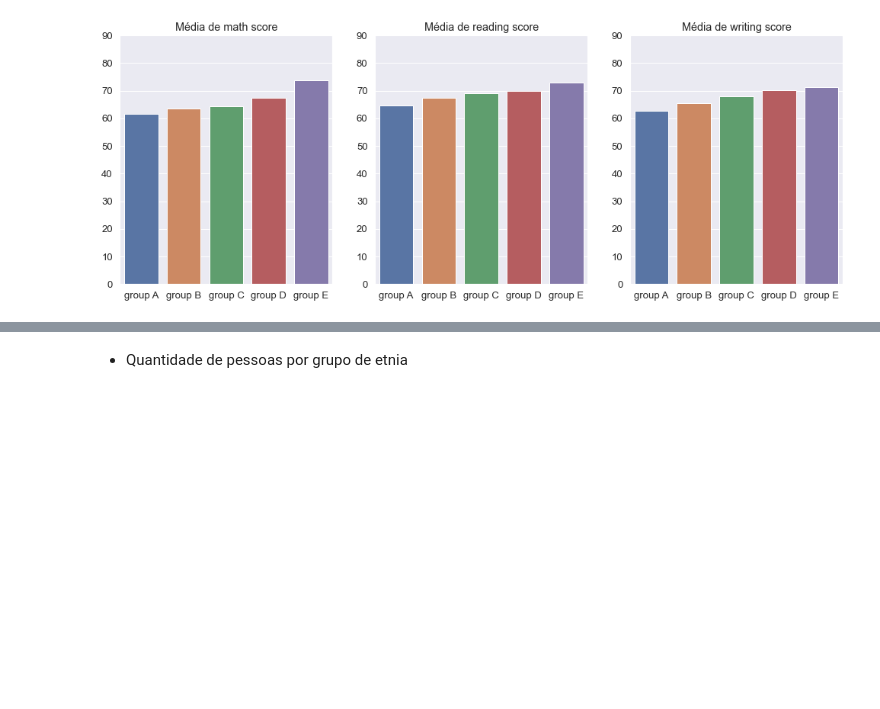
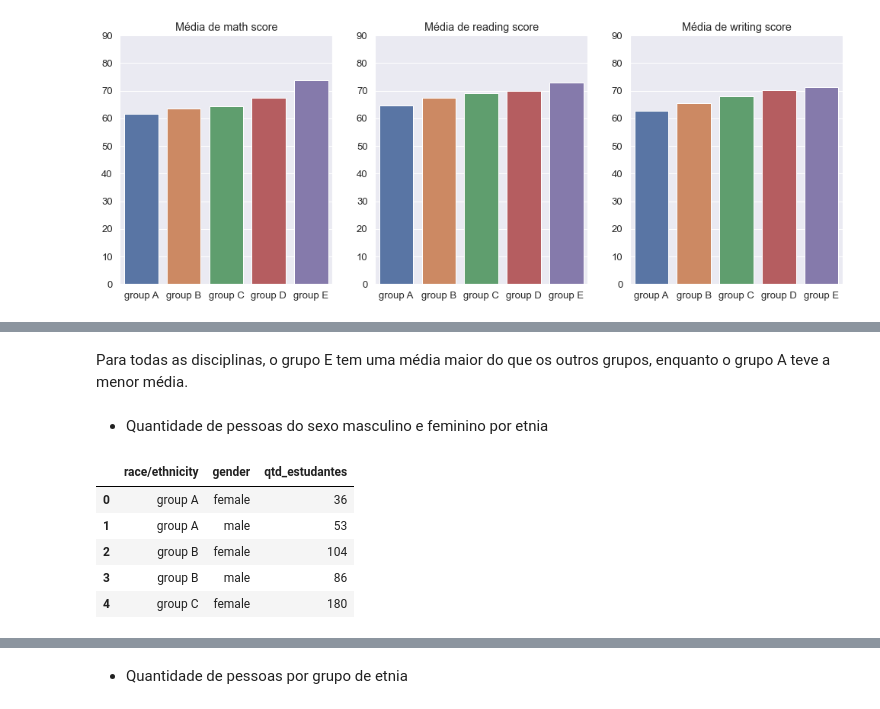
Before and after one commit to helenacypreste/helen-marlon-letscode-projeto2, a Jupyter notebook: notebooks/EDA-students-performance-exams.ipynb, the cells around one changed output, grey strips where cells are left out. Saved outputs shown, nothing was run; the diff lists cells and outputs as text; code cells hidden in the pictures; blank space fills up the shorter version.

```diff
--- a/notebooks/EDA-students-performance-exams.ipynb
+++ b/notebooks/EDA-students-performance-exams.ipynb
@@ -135,0 +134,17 @@ plt.show()
+# %% [markdown]
+Para todas as disciplinas, o grupo E tem uma média maior do que os outros grupos, enquanto o grupo A teve a menor média.
+# %% [markdown]
+* Quantidade de pessoas do sexo masculino e feminino por etnia
+# %%
+df_etnia_gender = (df.groupby(["race/ethnicity",'gender'])['lunch']
+                   .count()
+                   .reset_index()
+                   .rename(columns={'lunch':'qtd_estudantes'}))
+df_etnia_gender.head()
+# %% [output]
+|  | race/ethnicity | gender | qtd_estudantes |
+| 0 | group A | female | 36 |
+| 1 | group A | male | 53 |
+| 2 | group B | female | 104 |
+| 3 | group B | male | 86 |
+| 4 | group C | female | 180 |
```
Also changed, not shown: parts of 7 cells of this notebook.
